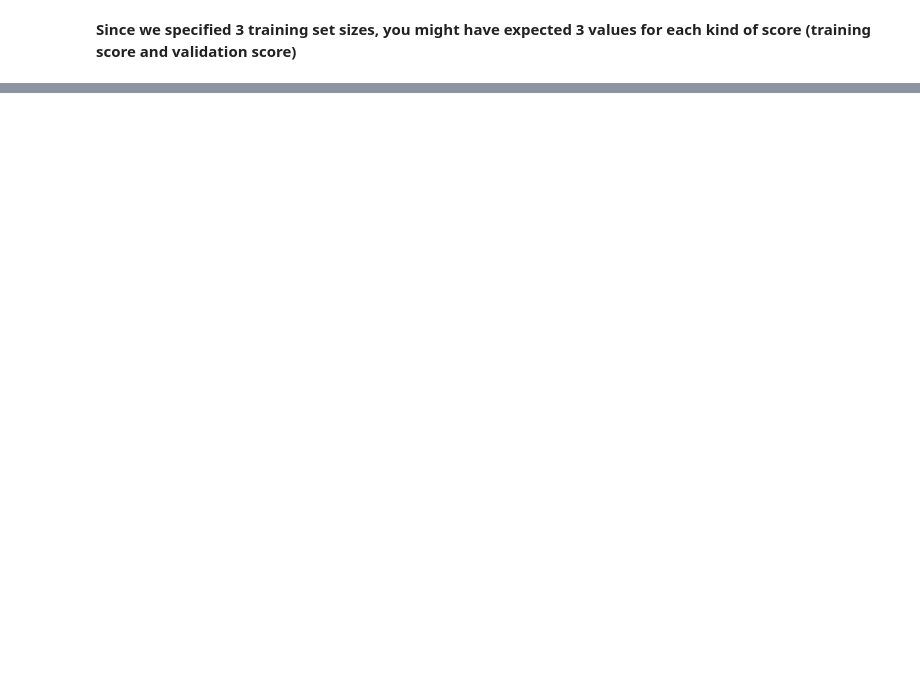
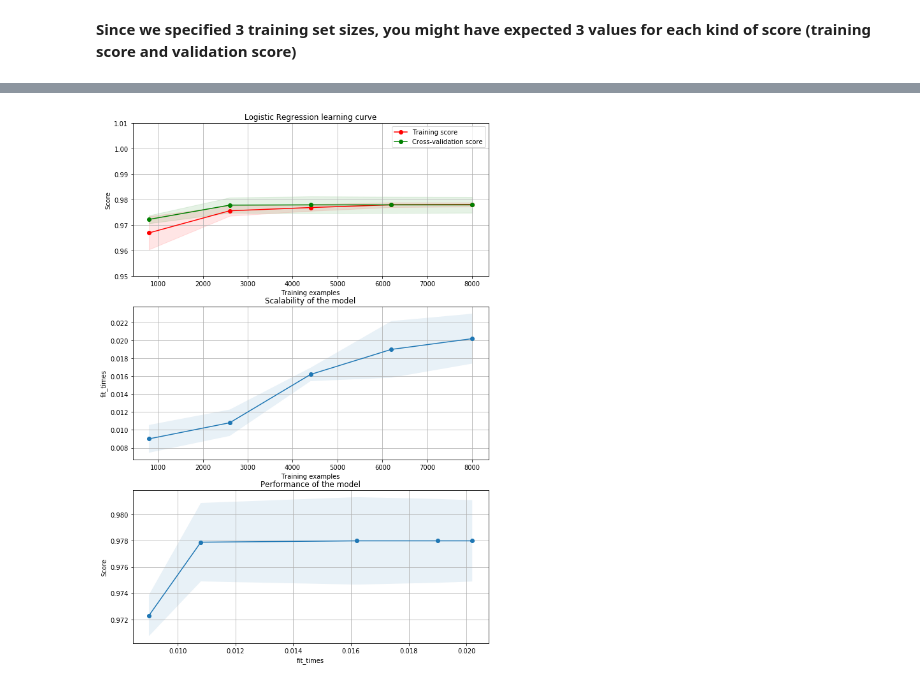
Before and after one commit to SosnovschenkoR/ml-tasks, a Jupyter notebook: plotting_learning_curves.ipynb, the cells around one changed output, grey strips where cells are left out. Saved outputs shown, nothing was run; the diff lists cells and outputs as text; code cells hidden in the pictures; blank space fills up the shorter version.

```diff
--- a/plotting_learning_curves.ipynb
+++ b/plotting_learning_curves.ipynb
@@ -273,0 +221,9 @@ array([[0.95      , 0.98      , 0.98      , 0.96      , 1.        ],
+# %%
+fig, axes = plt.subplots(3, 1, figsize=(10, 15))
+title = "Logistic Regression learning curve"
+
+plot_learning_curve(estimator, title, X, y, axes=axes, ylim=(0.95, 1.01),
+                    cv=cv, n_jobs=4)
+plt.show()
+# %% [output]
+[figure, added]
```
Also changed, not shown: parts of 17 cells of this notebook, 1 other file.
